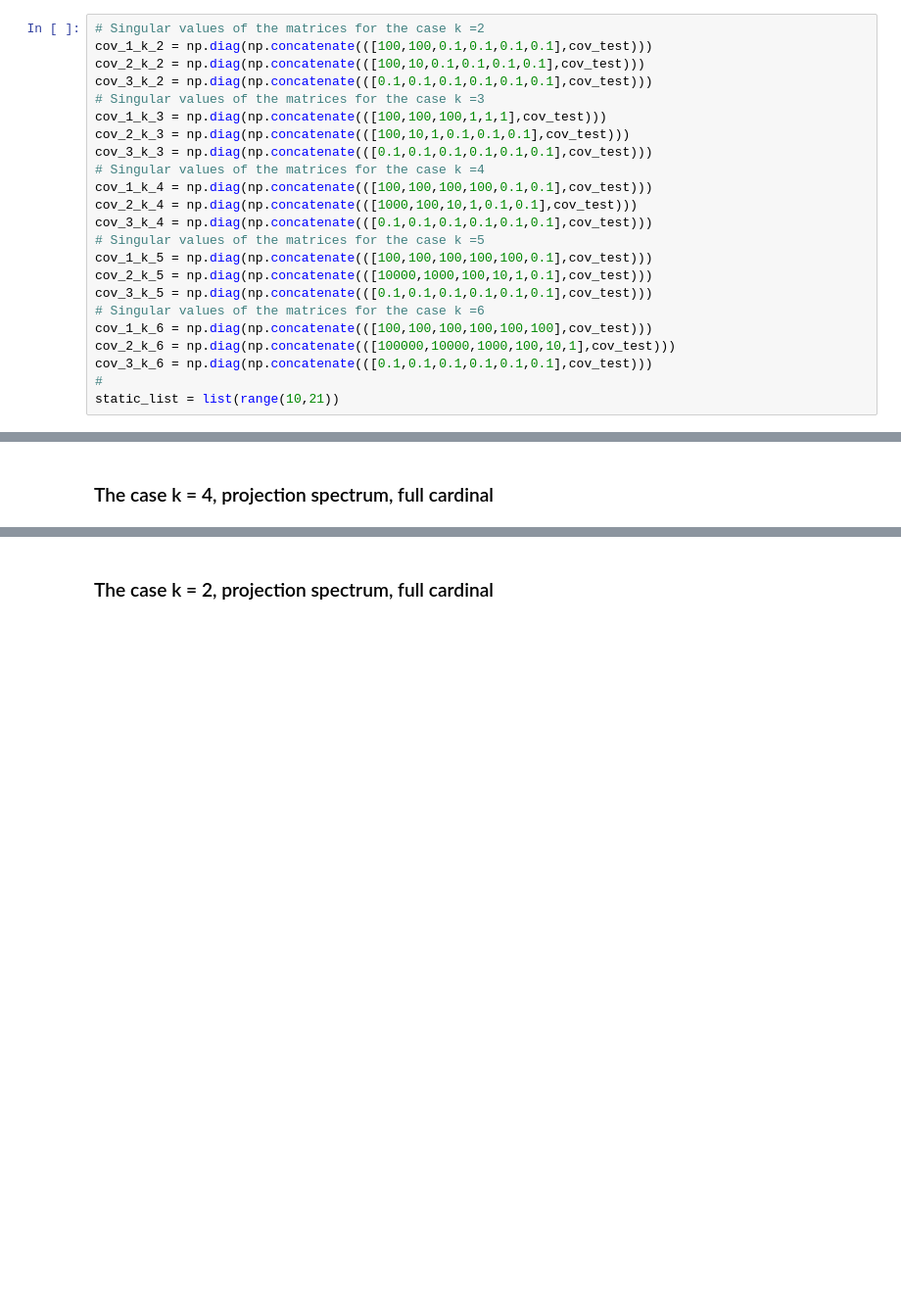
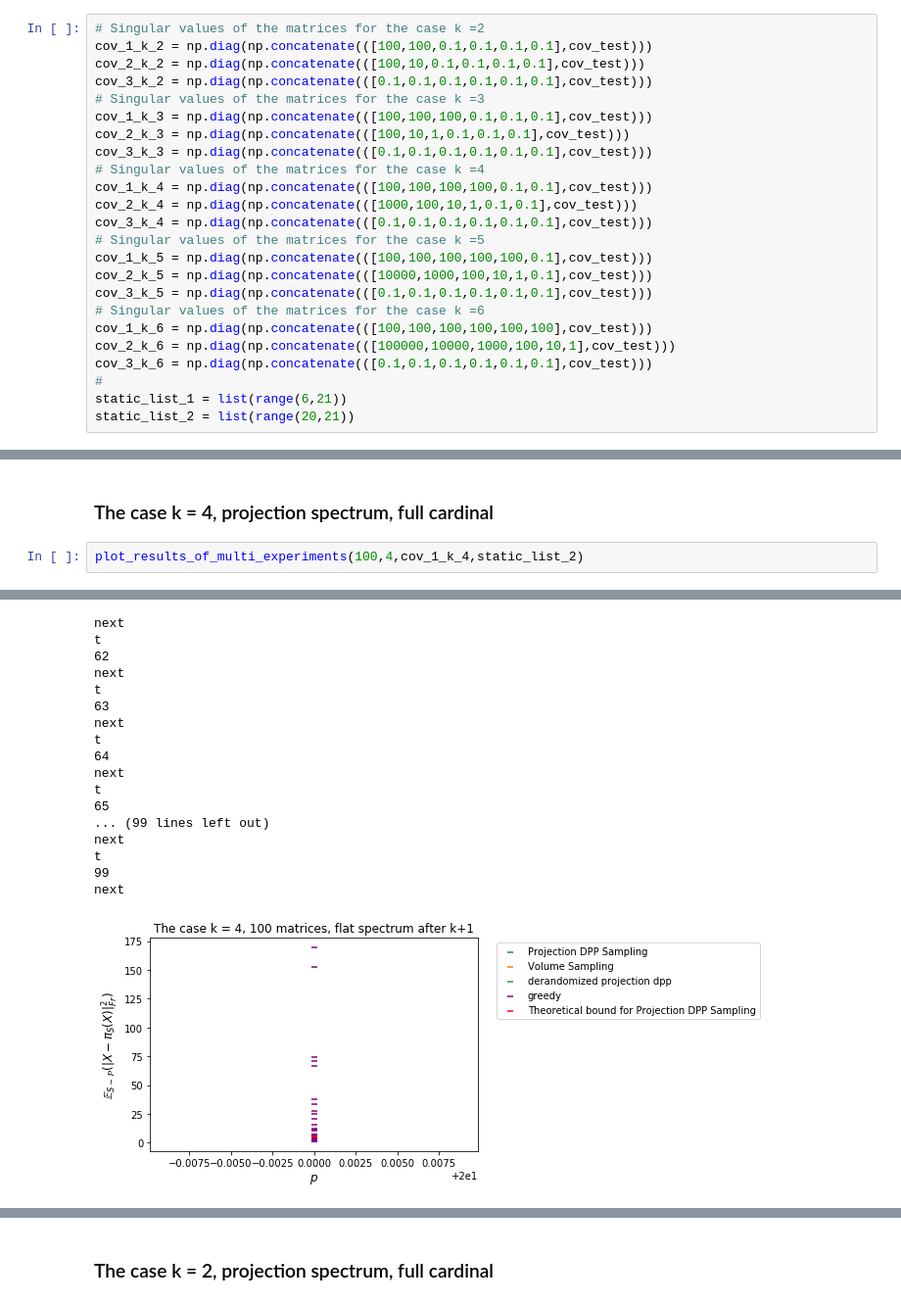
Before and after one commit to AyoubBelhadji/FrameBuilder, a Jupyter notebook: notebooks/Numerical_Analysis_Volume_Sampling_vs_Projection_DPP-Copy2.ipynb, the cells around one changed output, grey strips where cells are left out. Shown at 98% size. Saved outputs shown, nothing was run; the diff lists cells and outputs as text; blank space fills up the shorter version.

```diff
--- a/notebooks/Numerical_Analysis_Volume_Sampling_vs_Projection_DPP-Copy2.ipynb
+++ b/notebooks/Numerical_Analysis_Volume_Sampling_vs_Projection_DPP-Copy2.ipynb
@@ -775,7 +775,7 @@ cov_1_k_2 = np.diag(np.concatenate(([100,100,0.1,0.1,0.1,0.1],cov_test)))
 cov_2_k_2 = np.diag(np.concatenate(([100,10,0.1,0.1,0.1,0.1],cov_test)))
 cov_3_k_2 = np.diag(np.concatenate(([0.1,0.1,0.1,0.1,0.1,0.1],cov_test)))
 # Singular values of the matrices for the case k =3
-cov_1_k_3 = np.diag(np.concatenate(([100,100,100,1,1,1],cov_test)))
+cov_1_k_3 = np.diag(np.concatenate(([100,100,100,0.1,0.1,0.1],cov_test)))
 cov_2_k_3 = np.diag(np.concatenate(([100,10,1,0.1,0.1,0.1],cov_test)))
 cov_3_k_3 = np.diag(np.concatenate(([0.1,0.1,0.1,0.1,0.1,0.1],cov_test)))
 # Singular values of the matrices for the case k =4
@@ -791,7 +791,8 @@ cov_1_k_6 = np.diag(np.concatenate(([100,100,100,100,100,100],cov_test)))
 cov_2_k_6 = np.diag(np.concatenate(([100000,10000,1000,100,10,1],cov_test)))
 cov_3_k_6 = np.diag(np.concatenate(([0.1,0.1,0.1,0.1,0.1,0.1],cov_test)))
 #
-static_list = list(range(10,21))
+static_list_1 = list(range(6,21))
+static_list_2 = list(range(20,21))
 # %%
 def plot_results_of_multi_experiments(T_,k_,cov_,static_list_):
     T = deepcopy(T_) # The number of experiments
@@ -1028,3 +1029,6 @@ derandomization_projection_DPP(multi_Q_1,3,20)
 [0, 1, 2]
 # %% [markdown]
 ### The case k = 4, projection spectrum, full cardinal
+# %%
+plot_results_of_multi_experiments(100,4,cov_1_k_4,static_list_2)
+# %% [output]
@@ -1030,0 +1052,18 @@ derandomization_projection_DPP(multi_Q_1,3,20)
+next
+t
+62
+next
+t
+63
+next
+t
+64
+next
+t
+65
+... (99 lines left out)
+next
+t
+99
+next
+[figure, added]
```
Also changed, not shown: parts of 17 cells of this notebook.
